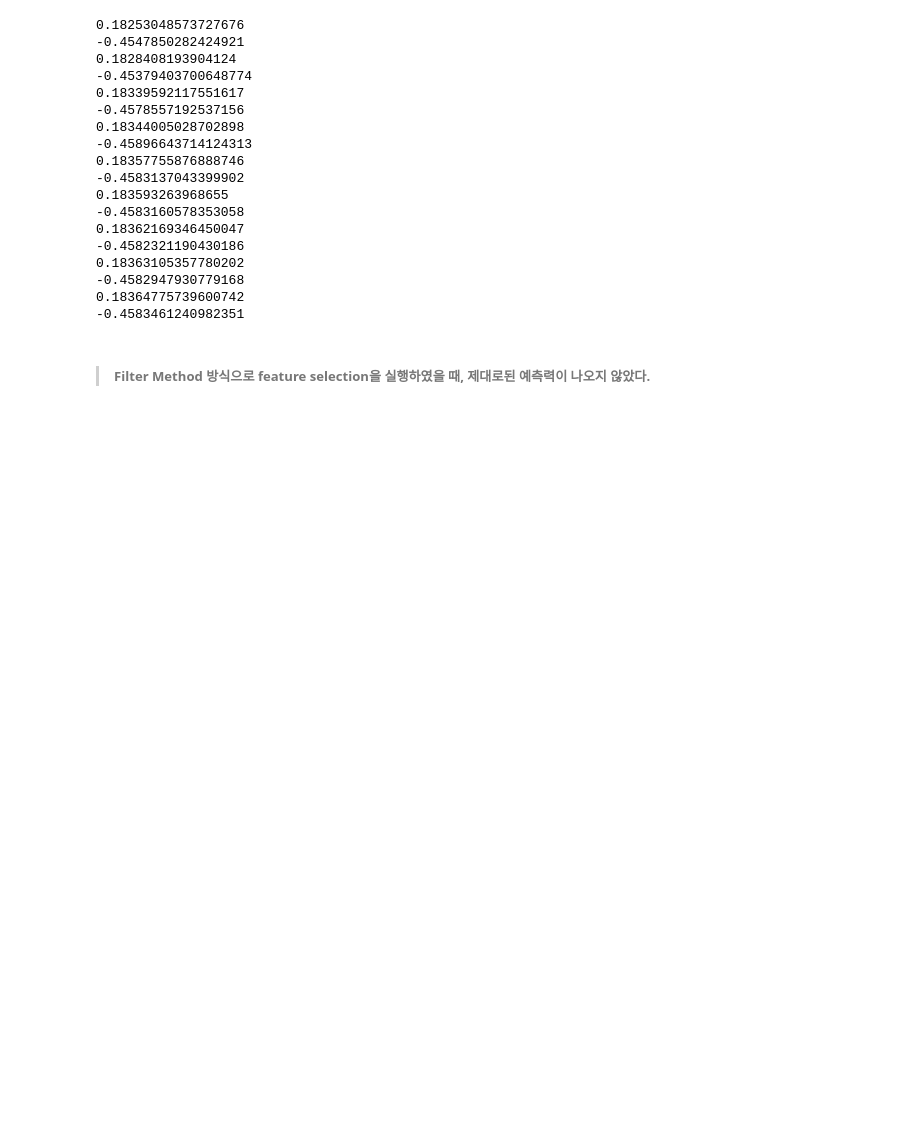
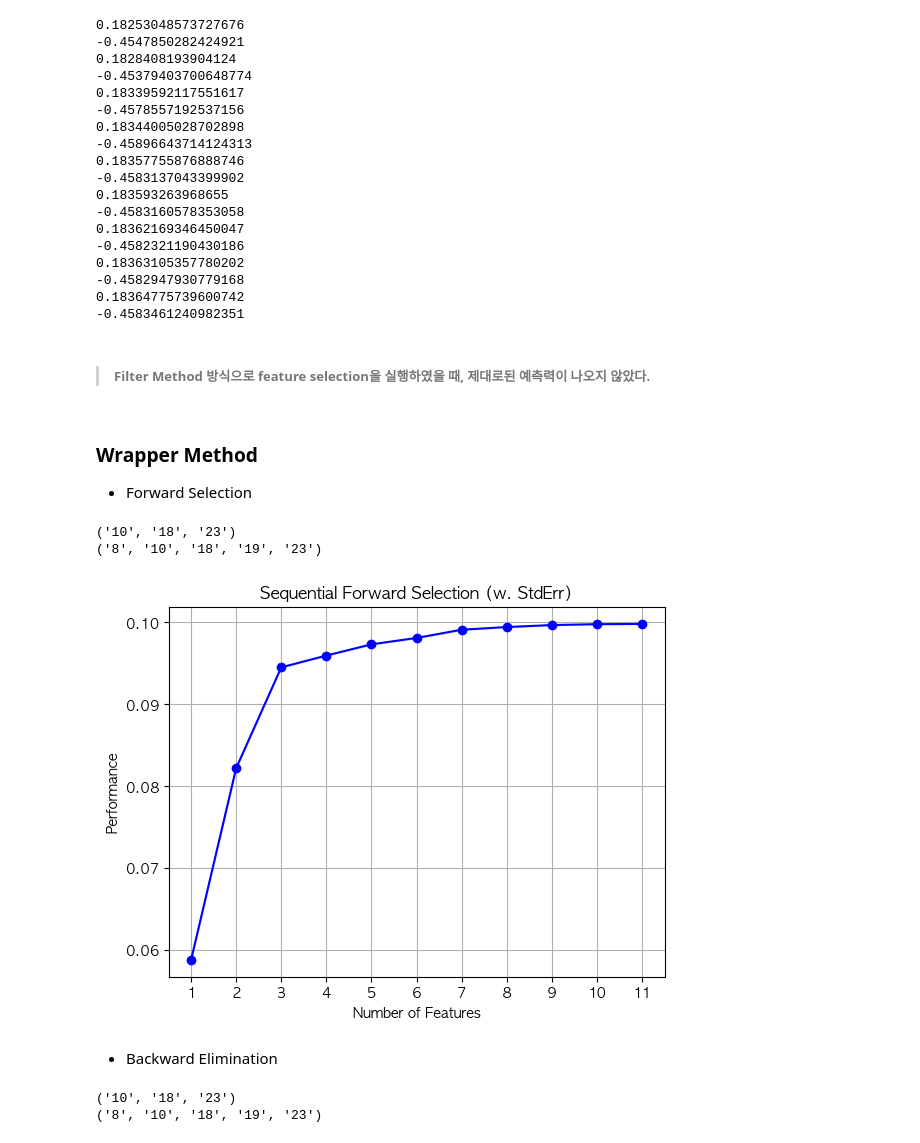
Before and after one commit to SunHyongKwon/SeongYeon, a Jupyter notebook: Data Analysis3/03.이산형 데이터들로 feature 판단하기.ipynb, the cells around one changed output. Saved outputs shown, nothing was run; the diff lists cells and outputs as text; code cells hidden in the pictures; blank space fills up the shorter version.

```diff
--- a/Data Analysis3/03.이산형 데이터들로 feature 판단하기.ipynb
+++ b/Data Analysis3/03.이산형 데이터들로 feature 판단하기.ipynb
@@ -245,3 +242,6 @@ for i in range(3,20,2):
 -0.4583461240982351
 # %% [markdown]
 > ##### Filter Method 방식으로 feature selection을 실행하였을 때, 제대로된 예측력이 나오지 않았다.
+# %% [markdown]
+### Wrapper Method
+- Forward Selection
@@ -247,0 +250,11 @@ for i in range(3,20,2):
+# %%
+input = data[['주중_매출_비율', '주말_매출_비율', '월요일_매출_비율',
+       '화요일_매출_비율', '수요일_매출_비율', '목요일_매출_비율', '금요일_매출_비율', '토요일_매출_비율',
+       '일요일_매출_비율', '시간대_00~06_매출_비율', '시간대_06~11_매출_비율', '시간대_11~14_매출_비율',
+       '시간대_14~17_매출_비율', '시간대_17~21_매출_비율', '시간대_21~24_매출_비율', '남성_매출_비율',
+       '여성_매출_비율', '연령대_10_매출_비율', '연령대_20_매출_비율', '연령대_30_매출_비율',
+       '연령대_40_매출_비율', '연령대_50_매출_비율', '연령대_60_이상_매출_비율','점포수']]
+target = data.iloc[:,13:14]
+input_scaled=scaler.fit_transform(input)
+train_input, test_input, train_target , test_target = \
+    train_test_split(input_scaled,target,test_size=0.2)
@@ -247,0 +263,47 @@ for i in range(3,20,2):
+# %%
+from mlxtend.feature_selection import SequentialFeatureSelector as SFS
+
+for i in range(3,7,2):
+    sfs = SFS(LinearRegression(),
+            k_features=i,
+            forward=True,
+            floating=False,
+            scoring = 'r2',
+            cv = 5)
+
+    sfs.fit(train_input, train_target)
+    print(sfs.k_feature_names_)
+# %% [output]
+('10', '18', '23')
+('8', '10', '18', '19', '23')
+# %%
+sfs1 = SFS(LinearRegression(),
+         k_features=(3,11),
+         forward=True,
+         floating=False,
+         cv=0)
+sfs1.fit(train_input, train_target)
+
+from mlxtend.plotting import plot_sequential_feature_selection as plot_sfs
+
+fig1 = plot_sfs(sfs1.get_metric_dict(), kind='std_dev')
+plt.title('Sequential Forward Selection (w. StdErr)')
+plt.grid()
+plt.show()
+# %% [output]
+[figure, added]
+# %% [markdown]
+- Backward Elimination
+# %%
+for i in range(3,7,2):
+    sfs = SFS(LinearRegression(),
+            k_features=i,
+            forward=False,
+            floating=False,
+            cv = 0)
+
+    sfs.fit(train_input, train_target)
+    print(sfs.k_feature_names_)
+# %% [output]
+('10', '18', '23')
+('8', '10', '18', '19', '23')
```
Also changed, not shown: parts of 13 cells of this notebook, 2 other files.
